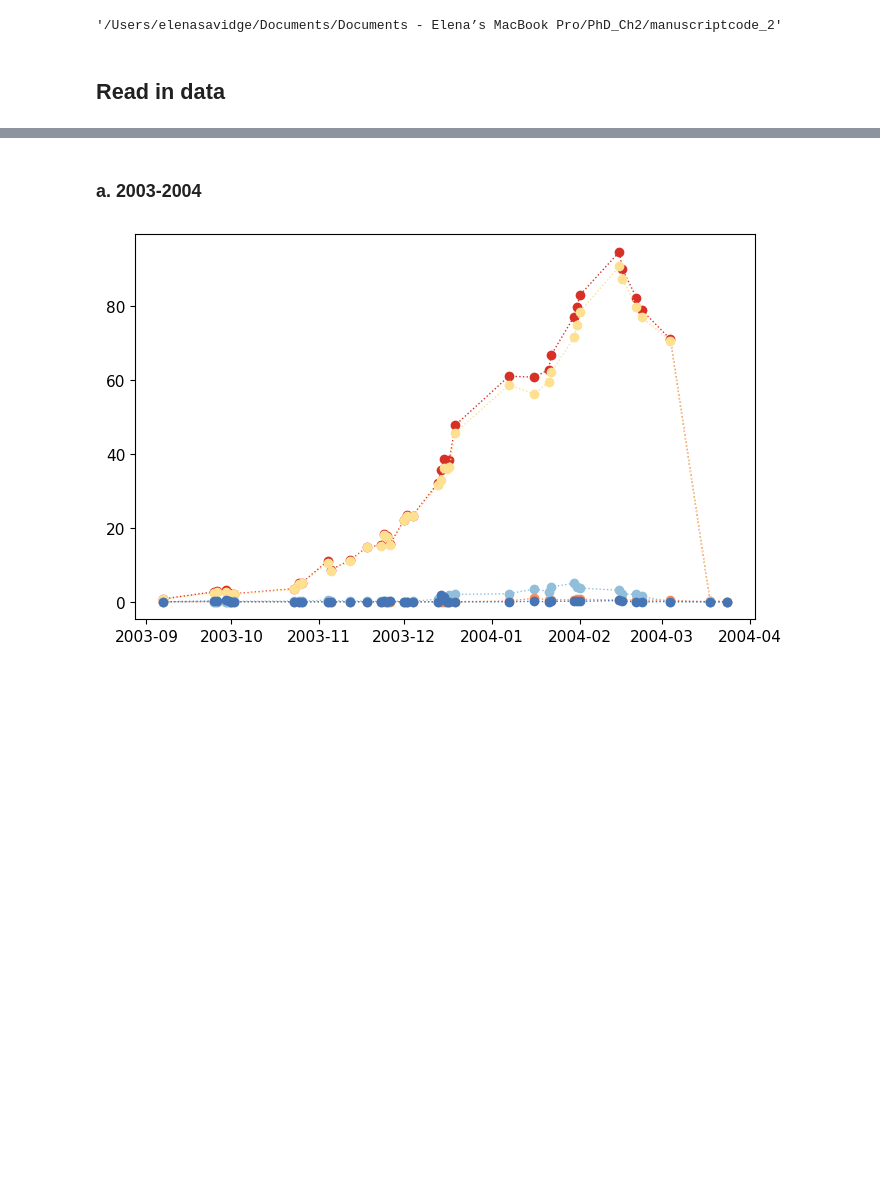
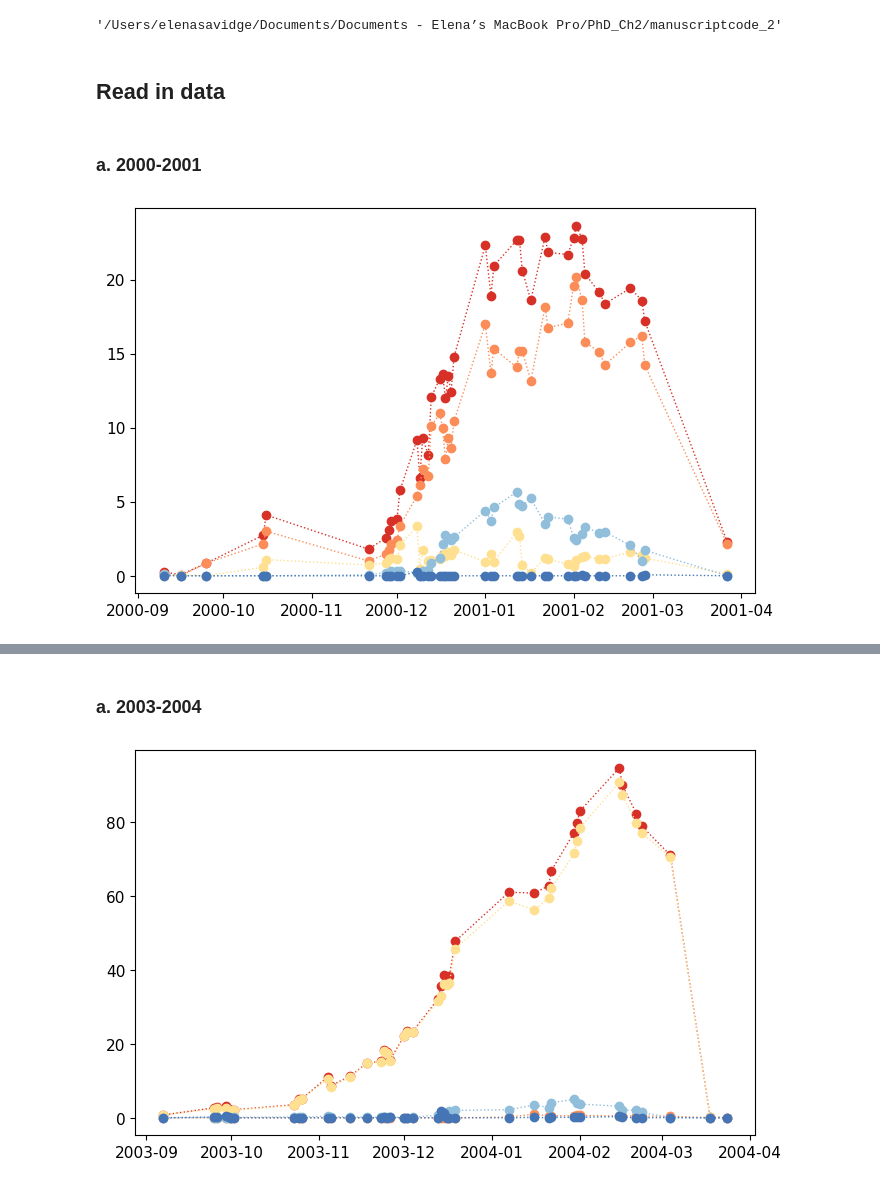
Before and after one commit to elenasavidge/polynyatimeseries, a Jupyter notebook: fig3.ipynb, the cells around one changed output, grey strips where cells are left out. Drawn from its saved outputs; the diff is of its cells as text; code cells hidden in the pictures; blank space fills up the shorter version.

```diff
--- a/fig3.ipynb
+++ b/fig3.ipynb
@@ -41,3 +41,5 @@ pwd
 #thermal = pd.read_pickle('thermal_area_effectivepixel.pkl') # don't need thermal for this fig b/c not in intervals of interest
 #vis = pd.read_pickle('visible_area_effectivepixel_fixed')  #doesnt matter if save .pkl or not
 vis = pd.read_pickle('visible_area_effectivepixel_fixed_v2')
+# %% [markdown]
+### a. 2000-2001
@@ -43,0 +49,22 @@ vis = pd.read_pickle('visible_area_effectivepixel_fixed_v2')
+# %%
+# will need to save compiled df as pickle file after happy w algorithm so that don't need to rerun (so long)
+
+# Example fig
+
+plt.figure(figsize=(8,5))
+plt.plot(df2000_2001['Date'],df2000_2001['total'], 'o:',label='total',c='#d73027',linewidth= 1, markersize = 6)
+plt.plot(df2000_2001['Date'],df2000_2001['east'], 'o:',label='east', c = '#fc8d59',linewidth= 1, markersize = 6)
+plt.plot(df2000_2001['Date'],df2000_2001['west'], 'o:',label='west',c = '#fee090',linewidth= 1, markersize = 6)
+plt.plot(df2000_2001['Date'],df2000_2001['mid'], 'o:',label='mid',c='#91bfdb',linewidth= 1, markersize = 6)
+plt.plot(df2000_2001['Date'],df2000_2001['other'], 'o:',label='other (offshore)',c ='#4575b4',linewidth= 1, markersize = 6) # this will be closely linked to calving!!!!
+#plt.ylabel('Polynya area [$\mathregular{km^{2}}$]',fontsize=12)#,plt.xlabel('Date',fontsize=15)
+#plt.legend(fontsize=10,loc='best')
+plt.yticks(fontsize=11);plt.xticks(fontsize=11)
+#plt.xticks(rotation=45, ha='right',fontsize=12)
+#plt.ylim([-1,10])
+#plt.gca().invert_xaxis()
+#plt.savefig('int0001_green.png', format='png', dpi=400)
+
+plt.show()
+# %% [output]
+[figure, added]
```
Also changed, not shown: parts of 28 cells of this notebook, 1 other file.
